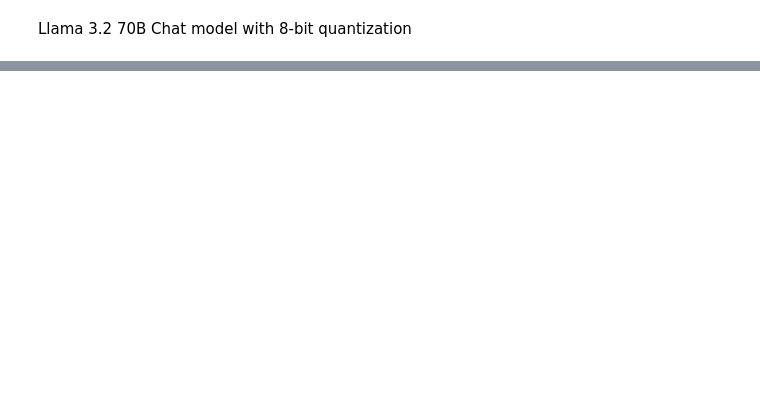
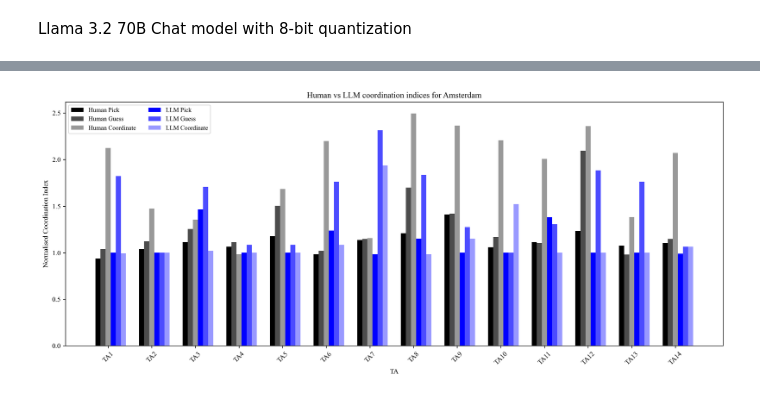
Before and after one commit to EmanueleLM/focal-points, a Jupyter notebook: playground.ipynb, the cells around one changed output, grey strips where cells are left out. Cells and saved outputs as stored; diff of their text form; code cells hidden in the pictures; blank space fills up the shorter version.

```diff
--- a/playground.ipynb
+++ b/playground.ipynb
@@ -72,0 +224,68 @@ available_llms
+# %%
+import matplotlib.pyplot as plt
+import numpy as np
+
+# Human data
+human_data = {'TA1': {'pick': 0.935, 'guess': 1.04, 'coordinate': 2.125},
+              'TA2': {'pick': 1.04, 'guess': 1.124, 'coordinate': 1.472},
+              'TA3': {'pick': 1.115, 'guess': 1.255, 'coordinate': 1.355},
+              'TA4': {'pick': 1.064, 'guess': 1.112, 'coordinate': 0.984},
+              'TA5': {'pick': 1.18, 'guess': 1.504, 'coordinate': 1.684},
+              'TA6': {'pick': 0.985, 'guess': 1.02, 'coordinate': 2.2},
+              'TA7': {'pick': 1.136, 'guess': 1.148, 'coordinate': 1.156},
+              'TA8': {'pick': 1.21, 'guess': 1.7, 'coordinate': 2.495},
+              'TA9': {'pick': 1.41, 'guess': 1.42, 'coordinate': 2.365},
+              'TA10': {'pick': 1.06, 'guess': 1.168, 'coordinate': 2.208},
+              'TA11': {'pick': 1.116, 'guess': 1.104, 'coordinate': 2.008},
+              'TA12': {'pick': 1.235, 'guess': 2.095, 'coordinate': 2.36},
+              'TA13': {'pick': 1.076, 'guess': 0.98, 'coordinate': 1.384},
+              'TA14': {'pick': 1.104, 'guess': 1.148, 'coordinate': 2.072}}
+
+# LLM data
+llm_data = {'TA1': {'pick': 1.0, 'guess': 1.8229, 'coordinate': 0.9931},
+            'TA2': {'pick': 1.0, 'guess': 1.0, 'coordinate': 1.0},
+            'TA3': {'pick': 1.4643, 'guess': 1.7073, 'coordinate': 1.0198},
+            'TA4': {'pick': 1.0, 'guess': 1.0833, 'coordinate': 1.0},
+            'TA5': {'pick': 1.0, 'guess': 1.0833, 'coordinate': 1.0},
+            'TA6': {'pick': 1.2381, 'guess': 1.7619, 'coordinate': 1.0833},
+            'TA7': {'pick': 0.9851, 'guess': 2.3155, 'coordinate': 1.9375},
+            'TA8': {'pick': 1.1518, 'guess': 1.8353, 'coordinate': 0.9841},
+            'TA9': {'pick': 1.0, 'guess': 1.2753, 'coordinate': 1.1518},
+            'TA10': {'pick': 1.0, 'guess': 1.0, 'coordinate': 1.5223},
+            'TA11': {'pick': 1.38095, 'guess': 1.3056, 'coordinate': 1.0},
+            'TA12': {'pick': 1.0, 'guess': 1.8854, 'coordinate': 1.0},
+            'TA13': {'pick': 1.0, 'guess': 1.7619, 'coordinate': 1.0},
+            'TA14': {'pick': 0.9881, 'guess': 1.0645, 'coordinate': 1.0645}}
+
+TAs = list(human_data.keys())
+tasks = ['pick', 'guess', 'coordinate']
+
+x = np.arange(len(TAs))  # the label locations
+width = 0.35  # width of bar group
+
+fig, ax = plt.subplots(figsize=(14,6))
+
+# Human bars (black)
+human_vals = np.array([[human_data[ta][task] for task in tasks] for ta in TAs])
+ax.bar(x - width/2, human_vals[:,0], width/3, color='black', label='Human Pick')
+ax.bar(x - width/2 + width/3, human_vals[:,1], width/3, color='black', alpha=0.7, label='Human Guess')
+ax.bar(x - width/2 + 2*width/3, human_vals[:,2], width/3, color='black', alpha=0.4, label='Human Coordinate')
+
+# LLM bars (blue)
+llm_vals = np.array([[llm_data[ta][task] for task in tasks] for ta in TAs])
+ax.bar(x + width/2, llm_vals[:,0], width/3, color='blue', label='LLM Pick')
+ax.bar(x + width/2 + width/3, llm_vals[:,1], width/3, color='blue', alpha=0.7, label='LLM Guess')
+ax.bar(x + width/2 + 2*width/3, llm_vals[:,2], width/3, color='blue', alpha=0.4, label='LLM Coordinate')
+
+# Labels and formatting
+ax.set_ylabel('Normalised Coordination Index')
+ax.set_xlabel('TA')
+ax.set_title('Human vs LLM coordination indices for Amsterdam')
+ax.set_xticks(x + width/6)
+ax.set_xticklabels(TAs)
+ax.legend(ncol=2, fontsize=9)
+plt.xticks(rotation=45)
+plt.tight_layout()
+plt.show()
+# %% [output]
+[figure, added]
```
Also changed, not shown: parts of 7 cells of this notebook, 44 other files.
